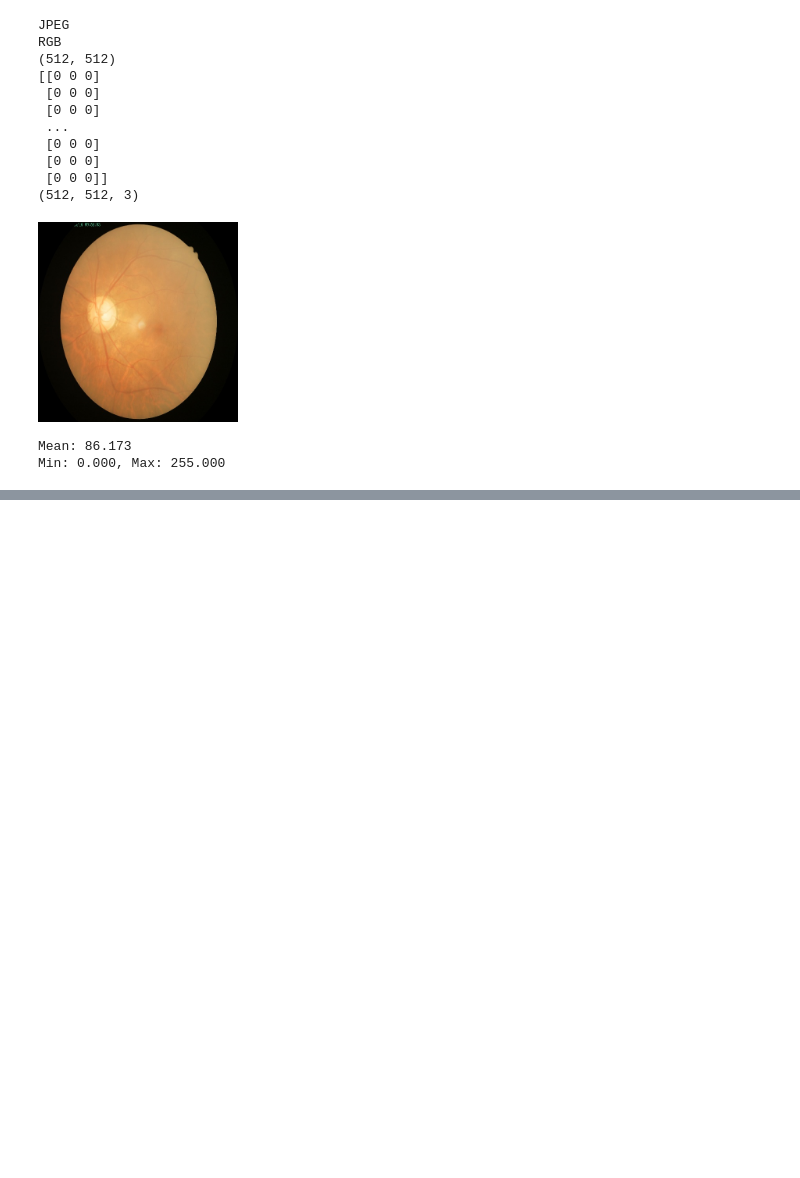
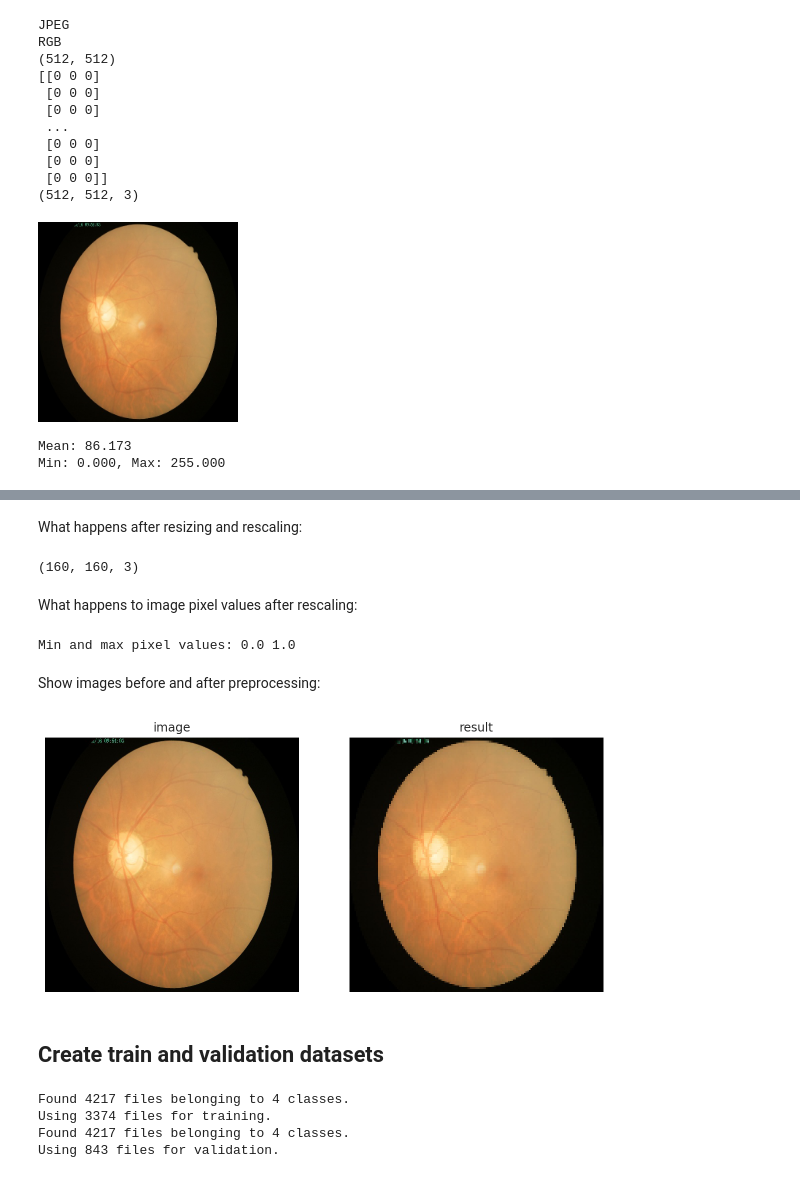
Before and after one commit to yxmauw/eye-disease-classification, a Jupyter notebook: Code.ipynb, the cells around one changed output, grey strips where cells are left out. Drawn from its saved outputs; the diff is of its cells as text; code cells hidden in the pictures; blank space fills up the shorter version.

```diff
--- a/Code.ipynb
+++ b/Code.ipynb
@@ -144,0 +153,67 @@ Min: 0.000, Max: 255.000
+# %% [markdown]
+What happens after resizing and rescaling:
+# %%
+resize_and_rescale = tf.keras.Sequential([
+    layers.Resizing(160,160) ,  # needs to be symmetrical
+    layers.Rescaling(1./255) # desired height, width in model pipeline
+])
+
+result = resize_and_rescale(pixels)
+print(result.shape) # new shape, channels
+# %% [output]
+(160, 160, 3)
+# %% [markdown]
+What happens to image pixel values after rescaling:
+# %%
+print("Min and max pixel values:", result.numpy().min(), result.numpy().max())
+# %% [output]
+Min and max pixel values: 0.0 1.0
+# %% [markdown]
+Show images before and after preprocessing:
+# %%
+fig, (ax0, ax1) = plt.subplots(1, 2, figsize=(10,8))
+ax0.imshow(im)
+ax0.axis('off')
+ax0.set_title('image')
+# after pixel normalisation
+ax1.imshow(result)
+ax1.axis('off')
+ax1.set_title('result')
+plt.show() # result seems to have slight blurring of image, but still good definition
+# %% [output]
+[figure, added]
+# %% [markdown]
+## Create train and validation datasets
+# %%
+# generate dataset that can be used for machine learning
+from tensorflow.keras.utils import image_dataset_from_directory
+
+image_size = (160, 160) # very important to get this right, will determine model success
+batch_size = 32
+
+train_ds = image_dataset_from_directory(
+    './dataset/',
+    image_size=image_size,
+    shuffle=True,
+    seed=1,
+    batch_size=batch_size,
+    validation_split=0.2,
+    subset="training",
+    label_mode='categorical'
+)
+
+val_ds = image_dataset_from_directory(
+    './dataset/',
+    image_size=image_size,
+    shuffle=True,
+    seed=1,
+    batch_size=batch_size,
+    validation_split=0.2,
+    subset="validation",
+    label_mode='categorical'
+)
+# %% [output]
+Found 4217 files belonging to 4 classes.
+Using 3374 files for training.
+Found 4217 files belonging to 4 classes.
+Using 843 files for validation.
```
Also changed, not shown: parts of 20 cells of this notebook.
